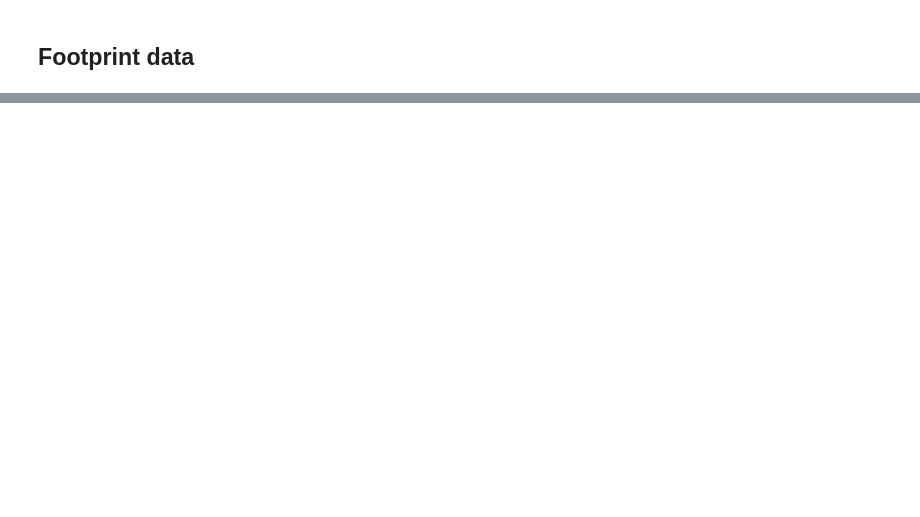
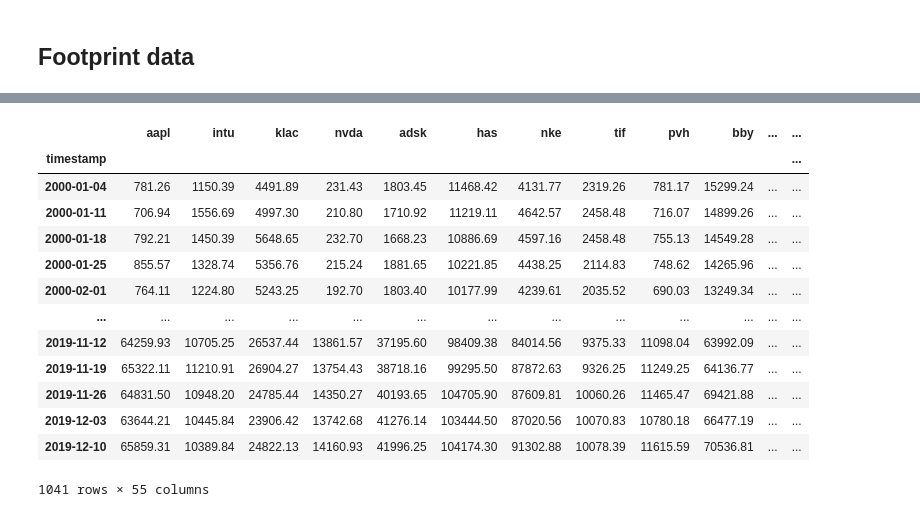
Before and after one commit to seydoudia/portfolio_optimization, a Jupyter notebook: CODE/proc_data.ipynb, the cells around one changed output, grey strips where cells are left out. Drawn from its saved outputs; the diff is of its cells as text; code cells hidden in the pictures; blank space fills up the shorter version.

```diff
--- a/CODE/proc_data.ipynb
+++ b/CODE/proc_data.ipynb
@@ -185,0 +276,16 @@ For each row selected initially, we should
+# %%
+# faire un loc
+# Choisir un secteur
+#
+
+
+# index = [0]*5*len(df_carbon["sector"].unique())
+out_dic = {}
+out_tab = []
+for i, sector in enumerate(df_carbon["sector_name"].unique()):
+
+    out_tab.append(df_carbon.loc[df_carbon["sector_name"] == sector].nsmallest(5, "intensity").index.tolist())
+    out_dic[sector] = df_carbon.loc[df_carbon["sector_name"] == sector].nsmallest(5, "intensity").index.tolist()
+
+
+out_tab = flatten(out_tab)
@@ -185,0 +308,37 @@ For each row selected initially, we should
+# %%
+def select_stock(stock_df, carbon_df, best=5):
+    """
+    function that selects stock for each sector
+    according to best carbon footprint.
+    """
+    out_dic = {}
+    out_tab = []
+    for i, sector in enumerate(carbon_df["sector_name"].unique()):
+
+        out_tab.append(carbon_df.loc[carbon_df["sector_name"] == sector].nsmallest(5, "intensity").index.tolist())
+        out_dic[sector] = carbon_df.loc[carbon_df["sector_name"] == sector].nsmallest(5, "intensity").index.tolist()
+
+    out_tab = flatten(out_tab)
+
+    return stock_df[out_tab], out_dic
+# %%
+stock_df = read_file(STOCK_2000)
+# %%
+final_df, dic_stock = select_stock(stock_df, df_carbon)
+# %%
+final_df
+# %% [output]
+|  | aapl | intu | klac | nvda | adsk | has | nke | tif | pvh | bby | ... | ... |
+| timestamp |  |  |  |  |  |  |  |  |  |  |  | ... |
+| 2000-01-04 | 781.26 | 1150.39 | 4491.89 | 231.43 | 1803.45 | 11468.42 | 4131.77 | 2319.26 | 781.17 | 15299.24 | ... | ... |
+| 2000-01-11 | 706.94 | 1556.69 | 4997.30 | 210.80 | 1710.92 | 11219.11 | 4642.57 | 2458.48 | 716.07 | 14899.26 | ... | ... |
+| 2000-01-18 | 792.21 | 1450.39 | 5648.65 | 232.70 | 1668.23 | 10886.69 | 4597.16 | 2458.48 | 755.13 | 14549.28 | ... | ... |
+| 2000-01-25 | 855.57 | 1328.74 | 5356.76 | 215.24 | 1881.65 | 10221.85 | 4438.25 | 2114.83 | 748.62 | 14265.96 | ... | ... |
+| 2000-02-01 | 764.11 | 1224.80 | 5243.25 | 192.70 | 1803.40 | 10177.99 | 4239.61 | 2035.52 | 690.03 | 13249.34 | ... | ... |
+| ... | ... | ... | ... | ... | ... | ... | ... | ... | ... | ... | ... | ... |
+| 2019-11-12 | 64259.93 | 10705.25 | 26537.44 | 13861.57 | 37195.60 | 98409.38 | 84014.56 | 9375.33 | 11098.04 | 63992.09 | ... | ... |
+| 2019-11-19 | 65322.11 | 11210.91 | 26904.27 | 13754.43 | 38718.16 | 99295.50 | 87872.63 | 9326.25 | 11249.25 | 64136.77 | ... | ... |
+| 2019-11-26 | 64831.50 | 10948.20 | 24785.44 | 14350.27 | 40193.65 | 104705.90 | 87609.81 | 10060.26 | 11465.47 | 69421.88 | ... | ... |
+| 2019-12-03 | 63644.21 | 10445.84 | 23906.42 | 13742.68 | 41276.14 | 103444.50 | 87020.56 | 10070.83 | 10780.18 | 66477.19 | ... | ... |
+| 2019-12-10 | 65859.31 | 10389.84 | 24822.13 | 14160.93 | 41996.25 | 104174.30 | 91302.88 | 10078.39 | 11615.59 | 70536.81 | ... | ... |
+1041 rows × 55 columns
```
Also changed, not shown: parts of 37 cells of this notebook.
